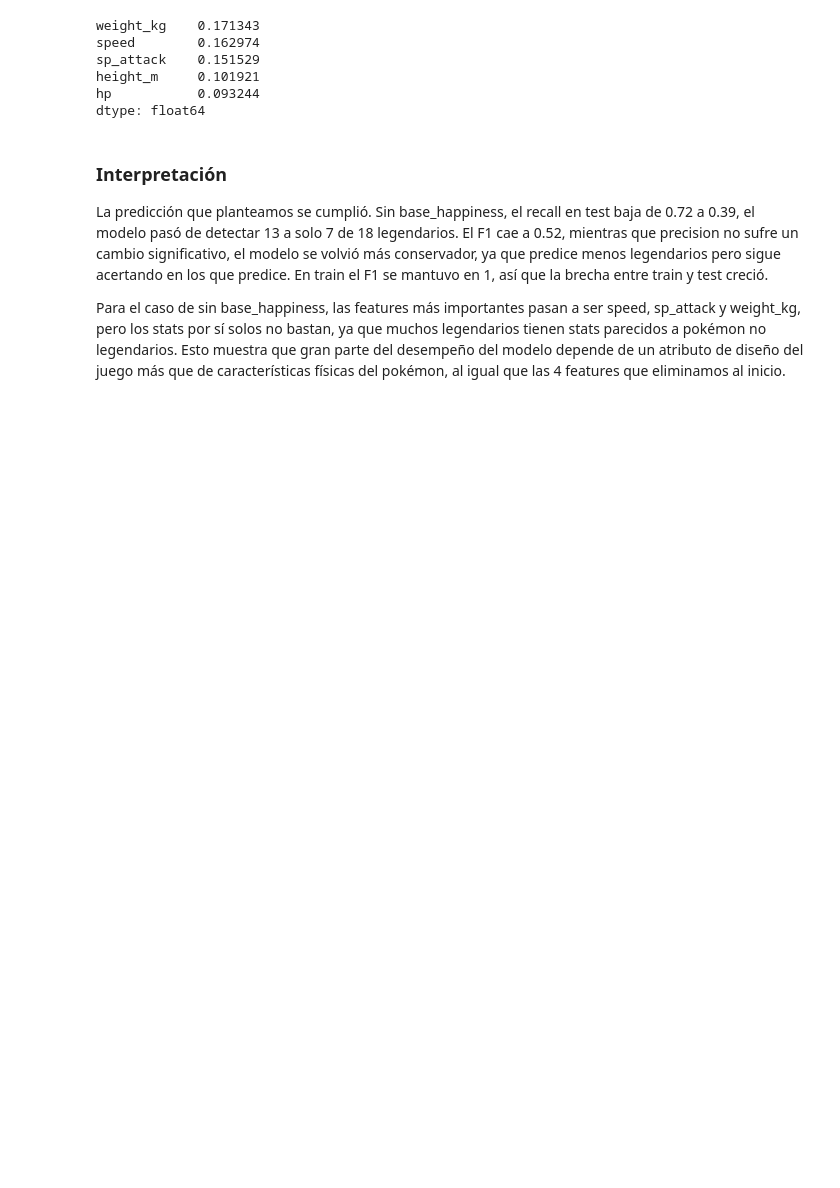
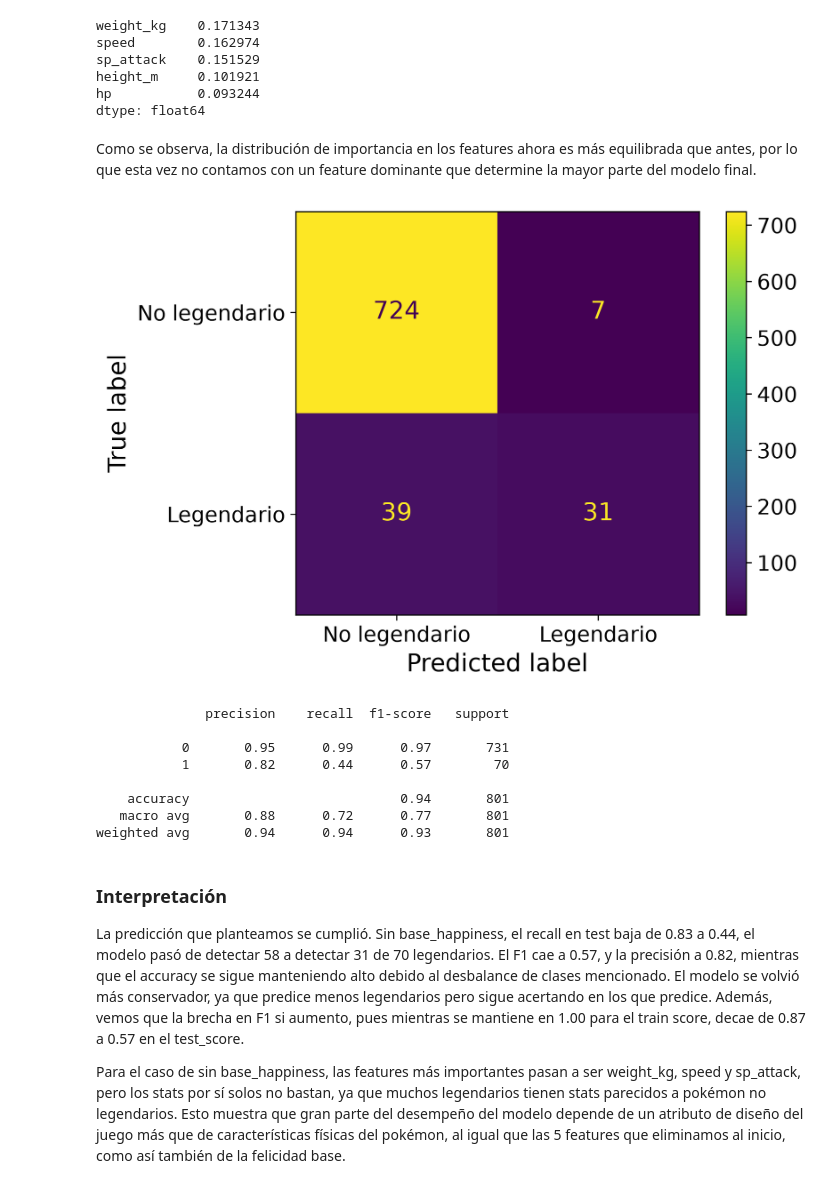
Before and after one commit to keitzeta/Pokemon-Inference-Classification-Outcomes, a Jupyter notebook: LegendaryPrediction.ipynb, the cells around one changed output. Saved outputs shown, nothing was run; the diff lists cells and outputs as text; code cells hidden in the pictures; blank space fills up the shorter version.

```diff
--- a/LegendaryPrediction.ipynb
+++ b/LegendaryPrediction.ipynb
@@ -85,15 +84,17 @@ PokemonSet = PokemonSet.drop(['name',
                             'against_fairy',
                             'against_normal',
                             'is_legendary',
-                            'capture_rate',
-                            'percentage_male',
-                            'base_egg_steps',
-                            'abilities',
-                            'experience_growth',
-                            'base_total'],
+                            'abilities'],
                             axis=1)
 
-PokemonSet
+PokemonSetF = PokemonSet.drop(['capture_rate',
+                               'percentage_male',
+                               'base_egg_steps',
+                               'experience_growth',
+                               'base_total'],
+                               axis=1)
+
+PokemonSetF
 # %% [output]
 |  | attack | base_happiness | defense | height_m | hp | sp_attack | sp_defense | speed | type1 | type2 | ... |
 | 0 | 49 | 70 | 49 | 0.7 | 45 | 65 | 65 | 45 | grass | poison | ... |
@@ -111,10 +112,11 @@ PokemonSet
 # %% [markdown]
 Las variables que corresponden a características cualitativas deben de convertirse en valores numéricos para poder ser analizados, así que convertimos las variables 'type1' y 'type2' en una matriz que represente con '1' al tipo de pokemon que si corresponde, y '0' al tipo que no (de esta forma eliminamos los NaN's de la tabla de datos).
 # %%
-tipos = (pd.get_dummies(PokemonSet['type1'], dtype=int)
-           .add(pd.get_dummies(PokemonSet['type2'], dtype=int), fill_value=0)
+tipos = (pd.get_dummies(PokemonSetF['type1'], dtype=int)
+           .add(pd.get_dummies(PokemonSetF['type2'], dtype=int), fill_value=0)
            .astype(int)
            .add_prefix('tipo_'))
 
-PokemonSet = pd.concat([PokemonSet.drop(columns=['type1', 'type2']), tipos], axis=1)
+
+PokemonSetF = pd.concat([PokemonSetF.drop(columns=['type1', 'type2']), tipos], axis=1)
 # %%
@@ -162,4 +164,4 @@ PokemonSet.shape
 # %% [output]
 (801, 28)
 # %%
-features = PokemonSet # Como ya filtramos, utilizaremos todas las features actuamente presentes en PokemonSet
+features = PokemonSetF # Como ya filtramos, utilizaremos todas las features actuamente presentes en PokemonSet
@@ -326,9 +312,27 @@ sp_attack    0.151529
 height_m     0.101921
 hp           0.093244
 dtype: float64
+# %% [markdown]
+Como se observa, la distribución de importancia en los features ahora es más equilibrada que antes, por lo que esta vez no contamos con un feature dominante que determine la mayor parte del modelo final.
+# %%
+y_pred_exp = (rf_exp.oob_decision_function_[:, 1] > 0.5).astype(int)
+
+metrics.ConfusionMatrixDisplay.from_predictions(target, y_pred_exp, display_labels=['No legendario', 'Legendario'])
+plt.show()
+print(metrics.classification_report(target, y_pred_exp))
+# %% [output]
+[figure, added]
+              precision    recall  f1-score   support
+
+           0       0.95      0.99      0.97       731
+           1       0.82      0.44      0.57        70
+
+    accuracy                           0.94       801
+   macro avg       0.88      0.72      0.77       801
+weighted avg       0.94      0.94      0.93       801
 # %% [markdown]
 ### Interpretación
 
-La predicción que planteamos se cumplió. Sin base_happiness, el recall en test baja de 0.72 a 0.39, el modelo pasó de detectar 13 a solo 7 de 18 legendarios. El F1 cae a 0.52, mientras que precision no sufre un cambio significativo, el modelo se volvió más conservador, ya que predice menos legendarios pero sigue acertando en los que predice. En train el F1 se mantuvo en 1, así que la brecha entre train y test creció.
+La predicción que planteamos se cumplió. Sin base_happiness, el recall en test baja de 0.83 a 0.44, el modelo pasó de detectar 58 a detectar 31 de 70 legendarios. El F1 cae a 0.57, y la precisión a 0.82, mientras que el accuracy se sigue manteniendo alto debido al desbalance de clases mencionado. El modelo se volvió más conservador, ya que predice menos legendarios pero sigue acertando en los que predice. Además, vemos que la brecha en F1 si aumento, pues mientras se mantiene en 1.00 para el train score, decae de 0.87 a 0.57 en el test_score.
 
-Para el caso de sin base_happiness, las features más importantes pasan a ser speed, sp_attack y weight_kg, pero los stats por sí solos no bastan, ya que muchos legendarios tienen stats parecidos a pokémon no legendarios. Esto muestra que gran parte del desempeño del modelo depende de un atributo de diseño del juego más que de características físicas del pokémon, al igual que las 4 features que eliminamos al inicio.
+Para el caso de sin base_happiness, las features más importantes pasan a ser weight_kg, speed y sp_attack, pero los stats por sí solos no bastan, ya que muchos legendarios tienen stats parecidos a pokémon no legendarios. Esto muestra que gran parte del desempeño del modelo depende de un atributo de diseño del juego más que de características físicas del pokémon, al igual que las 5 features que eliminamos al inicio, como así también de la felicidad base.
```
Also changed, not shown: parts of 29 cells of this notebook.
